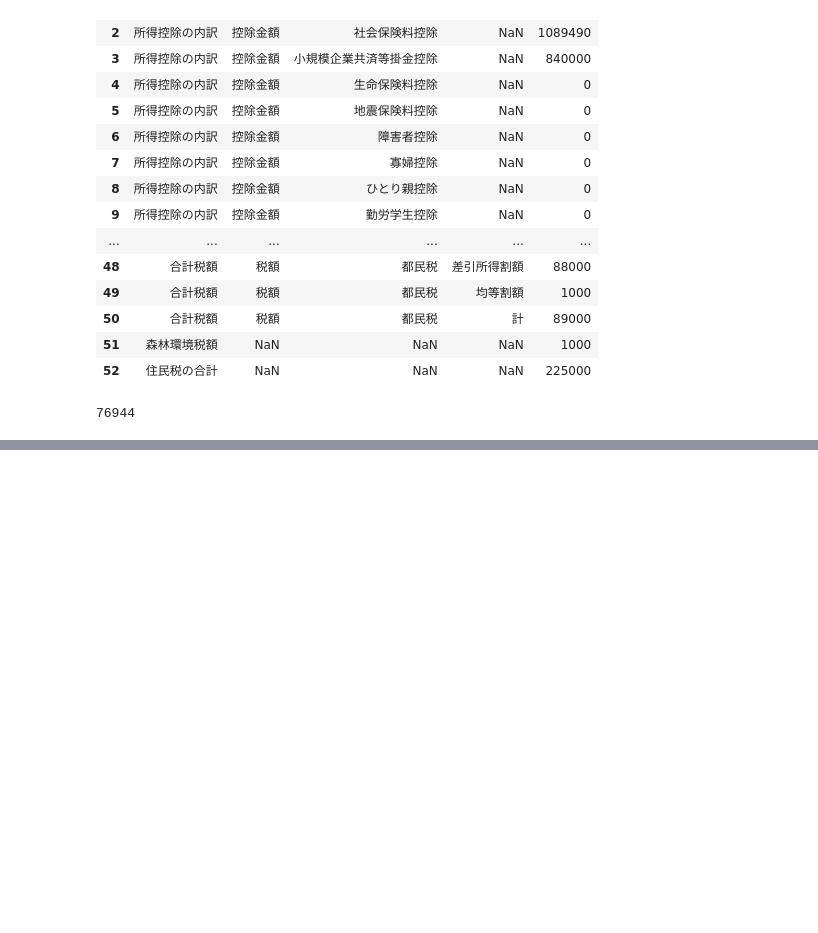
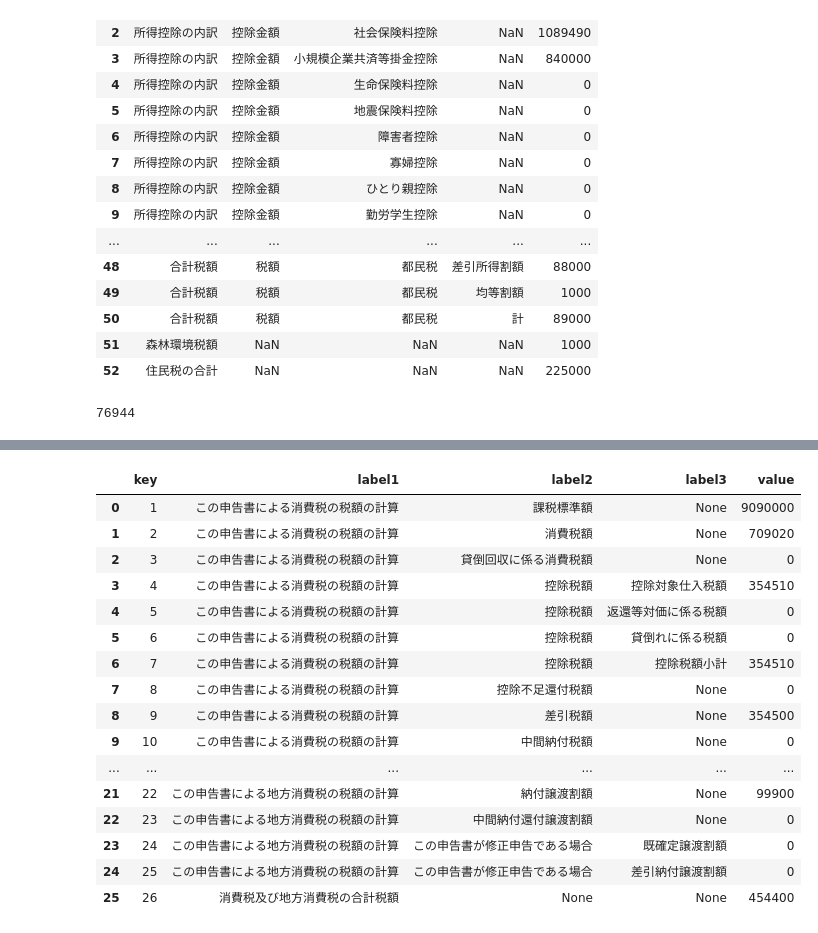
Before and after one commit to yoshida-eth0/python-etax, a Jupyter notebook: example/person1.ipynb, the cells around one changed output, grey strips where cells are left out. Cells and saved outputs as stored; diff of their text form; code cells hidden in the pictures; blank space fills up the shorter version.

```diff
--- a/example/person1.ipynb
+++ b/example/person1.ipynb
@@ -140,0 +225,7 @@ x住民税.to_dataframe()
+# %%
+"""
+消費税及び地方消費税の申告書_第二表
+課税標準額等の内訳書
+"""
+x消費税及び地方消費税の申告書_第二表 = 消費税及び地方消費税の申告書_第二表(税率別消費税額計算表=x税率別消費税額計算表)
+x消費税及び地方消費税の申告書_第二表.to_dataframe()
@@ -140,0 +250,24 @@ x住民税.to_dataframe()
+# %%
+"""
+消費税及び地方消費税の申告書 第一表
+"""
+x消費税及び地方消費税の申告書_第一表 = 消費税及び地方消費税の申告書_第一表(消費税及び地方消費税の申告書_第二表=x消費税及び地方消費税の申告書_第二表)
+x消費税及び地方消費税の申告書_第一表.to_dataframe()
+# %% [output]
+|  | key | label1 | label2 | label3 | value |
+| 0 | 1 | この申告書による消費税の税額の計算 | 課税標準額 | None | 9090000 |
+| 1 | 2 | この申告書による消費税の税額の計算 | 消費税額 | None | 709020 |
+| 2 | 3 | この申告書による消費税の税額の計算 | 貸倒回収に係る消費税額 | None | 0 |
+| 3 | 4 | この申告書による消費税の税額の計算 | 控除税額 | 控除対象仕入税額 | 354510 |
+| 4 | 5 | この申告書による消費税の税額の計算 | 控除税額 | 返還等対価に係る税額 | 0 |
+| 5 | 6 | この申告書による消費税の税額の計算 | 控除税額 | 貸倒れに係る税額 | 0 |
+| 6 | 7 | この申告書による消費税の税額の計算 | 控除税額 | 控除税額小計 | 354510 |
+| 7 | 8 | この申告書による消費税の税額の計算 | 控除不足還付税額 | None | 0 |
+| 8 | 9 | この申告書による消費税の税額の計算 | 差引税額 | None | 354500 |
+| 9 | 10 | この申告書による消費税の税額の計算 | 中間納付税額 | None | 0 |
+| ... | ... | ... | ... | ... | ... |
+| 21 | 22 | この申告書による地方消費税の税額の計算 | 納付譲渡割額 | None | 99900 |
+| 22 | 23 | この申告書による地方消費税の税額の計算 | 中間納付還付譲渡割額 | None | 0 |
+| 23 | 24 | この申告書による地方消費税の税額の計算 | この申告書が修正申告である場合 | 既確定譲渡割額 | 0 |
+| 24 | 25 | この申告書による地方消費税の税額の計算 | この申告書が修正申告である場合 | 差引納付譲渡割額 | 0 |
+| 25 | 26 | 消費税及び地方消費税の合計税額 | None | None | 454400 |
```
Also changed, not shown: parts of 10 cells of this notebook, 9 other files.
